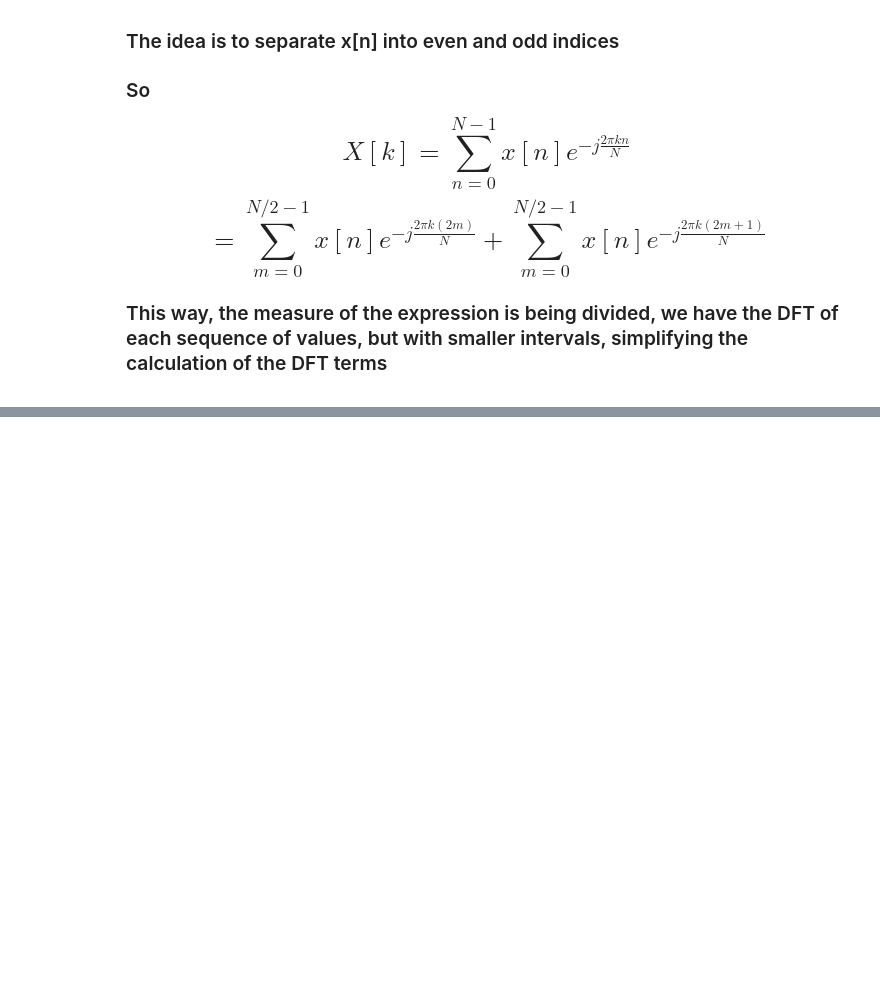
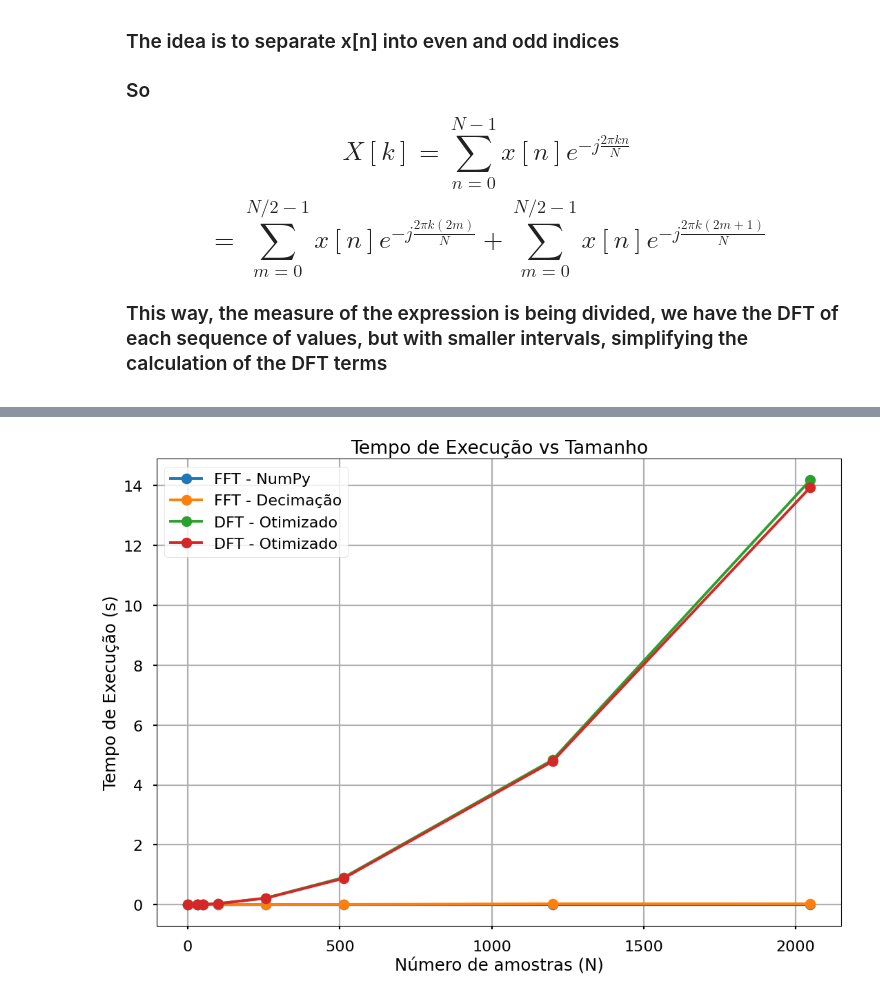
Before and after one commit to V-Emanuel/PDS, a Jupyter notebook: dft_fft.ipynb, the cells around one changed output, grey strips where cells are left out. Drawn from its saved outputs; the diff is of its cells as text; code cells hidden in the pictures; blank space fills up the shorter version.

```diff
--- a/dft_fft.ipynb
+++ b/dft_fft.ipynb
@@ -357,0 +360,50 @@ plt.show()
+# %%
+samples = [1, 32, 50, 100, 256, 512, 1200, 2048]
+
+time_fft_np = []
+time_fft = []
+time_dft = []
+time_dft_slow = []
+
+for n in samples:
+
+    start = time.perf_counter()
+    signal_fft_np = np.fft.fft(sinal_padded)
+    end = time.perf_counter()
+
+    time_fft_np.append(end - start)
+
+    t_test =  np.linspace(0, 4, n)
+    signal_test =  signal.square(2 * np.pi * 1 * t_test)
+    signal_padded = zero_padding(n, signal_test)
+
+    start = time.perf_counter()
+    signal_fft = fft(signal_padded)
+    end = time.perf_counter()
+
+    time_fft.append(end - start)
+
+    start = time.perf_counter()
+    signal_dft = dft_optimized(n, signal_test)
+    end = time.perf_counter()
+
+    time_dft.append(end - start)
+
+    start = time.perf_counter()
+    signal_dft_slow = dft_not_optimized(n, signal_test)
+    end = time.perf_counter()
+
+    time_dft_slow.append(end - start)
+
+plt.plot(samples, time_fft_np, marker='o', label='FFT - NumPy')
+plt.plot(samples, time_fft, marker='o', label='FFT - Decimação')
+plt.plot(samples, time_dft, marker='o', label='DFT - Otimizado')
+plt.plot(samples, time_dft_slow, marker='o', label='DFT - Otimizado')
+plt.title('Tempo de Execução vs Tamanho')
+plt.xlabel('Número de amostras (N)')
+plt.ylabel('Tempo de Execução (s)')
+plt.legend()
+plt.grid(True)
+plt.show()
+# %% [output]
+[figure, added]
```
Also changed, not shown: parts of 4 cells of this notebook.
